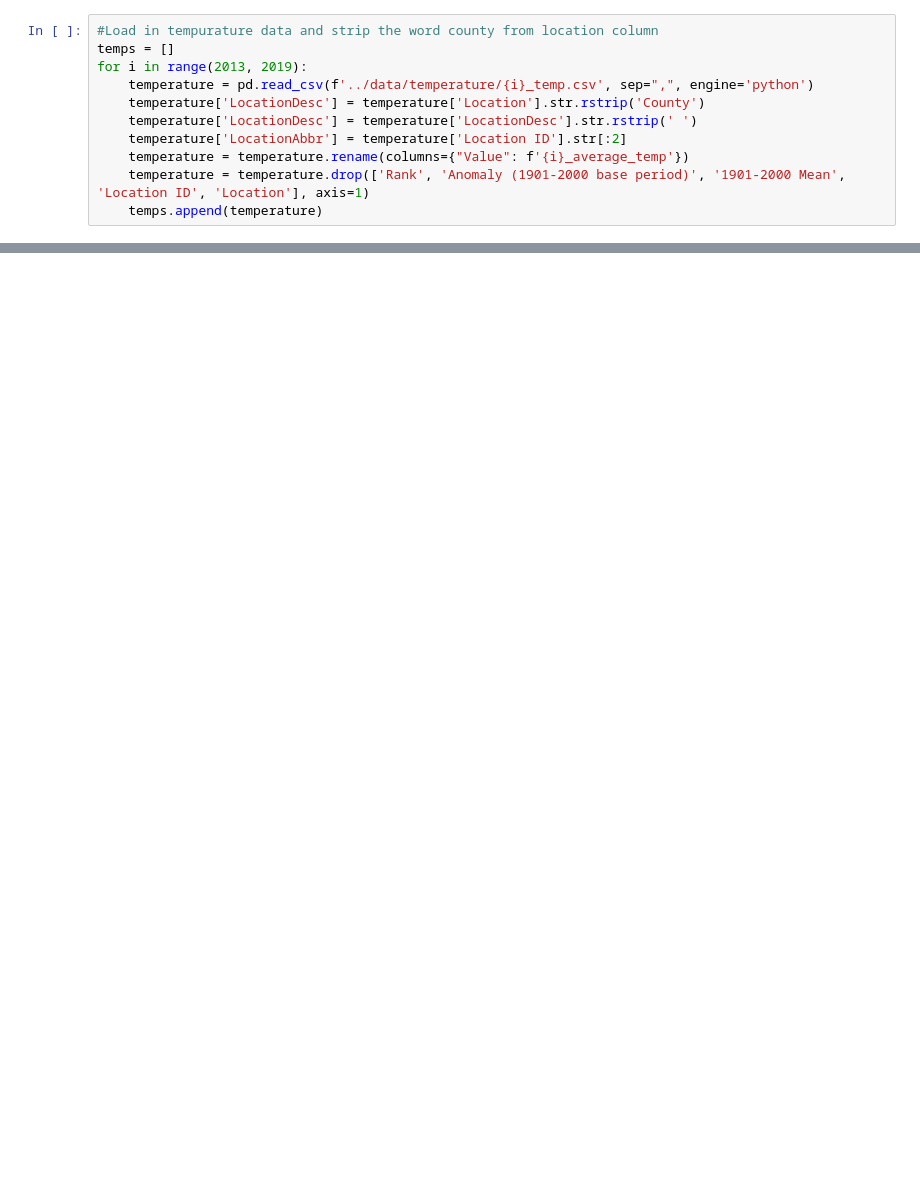
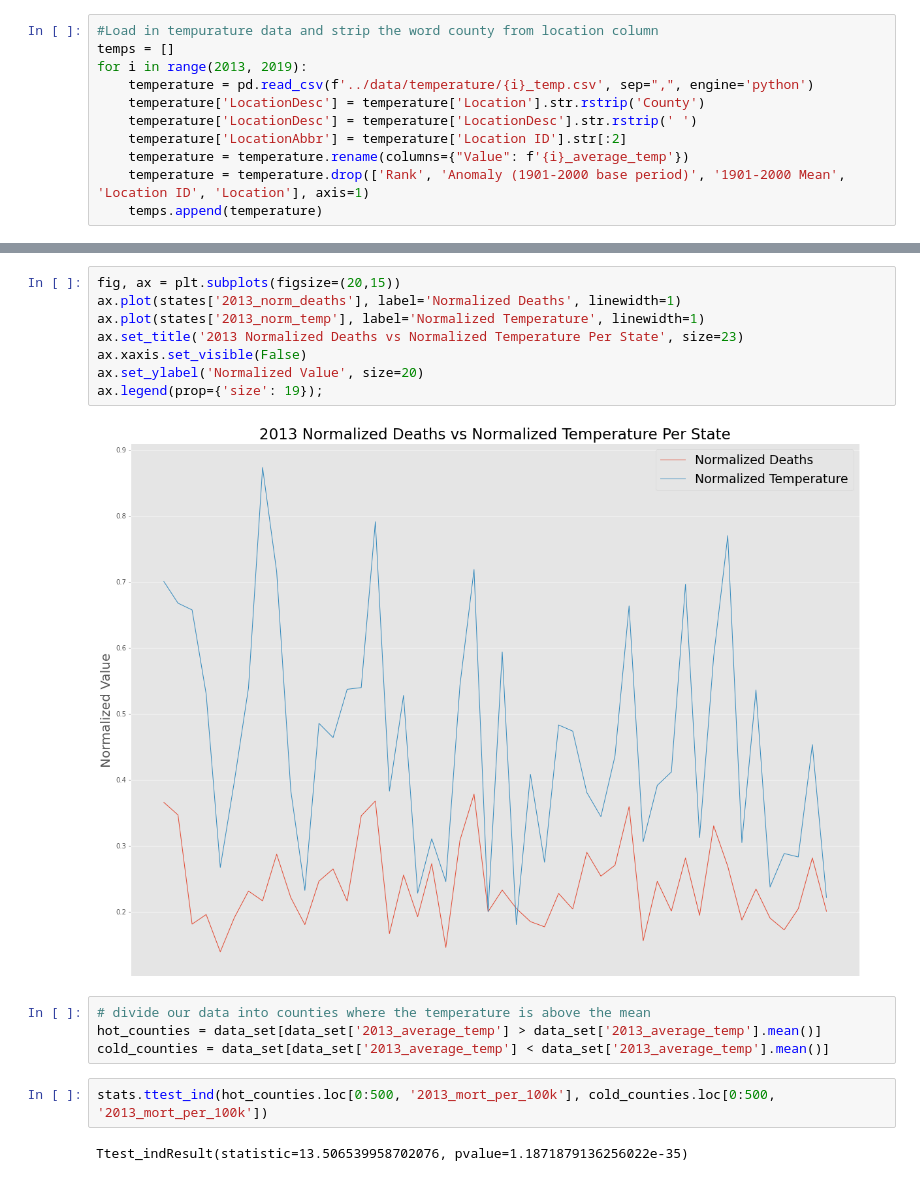
Before and after one commit to NathanKuneman/determining-heart-disease-mortality-factors, a Jupyter notebook: notebooks/EDA.ipynb, the cells around one changed output, grey strips where cells are left out. Cells and saved outputs as stored; diff of their text form; blank space fills up the shorter version.

```diff
--- a/notebooks/EDA.ipynb
+++ b/notebooks/EDA.ipynb
@@ -148,0 +178,18 @@ ax.legend();
+# %%
+fig, ax = plt.subplots(figsize=(20,15))
+ax.plot(states['2013_norm_deaths'], label='Normalized Deaths', linewidth=1)
+ax.plot(states['2013_norm_temp'], label='Normalized Temperature', linewidth=1)
+ax.set_title('2013 Normalized Deaths vs Normalized Temperature Per State', size=23)
+ax.xaxis.set_visible(False)
+ax.set_ylabel('Normalized Value', size=20)
+ax.legend(prop={'size': 19});
+# %% [output]
+[figure, added]
+# %%
+# divide our data into counties where the temperature is above the mean
+hot_counties = data_set[data_set['2013_average_temp'] > data_set['2013_average_temp'].mean()]
+cold_counties = data_set[data_set['2013_average_temp'] < data_set['2013_average_temp'].mean()]
+# %%
+stats.ttest_ind(hot_counties.loc[0:500, '2013_mort_per_100k'], cold_counties.loc[0:500, '2013_mort_per_100k'])
+# %% [output]
+Ttest_indResult(statistic=13.506539958702076, pvalue=1.1871879136256022e-35)
```
Also changed, not shown: parts of 17 cells of this notebook, 1 other file.
